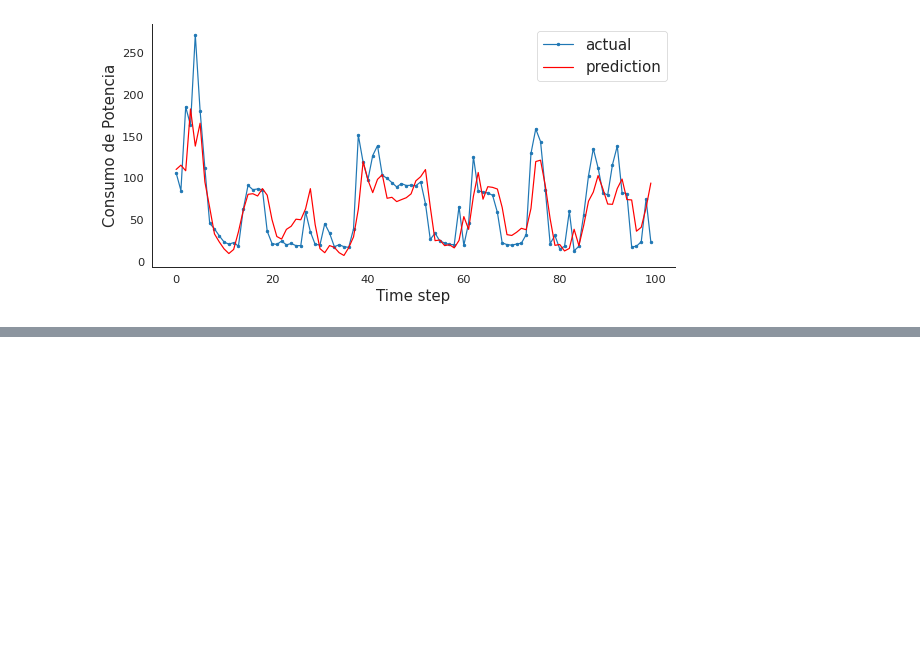
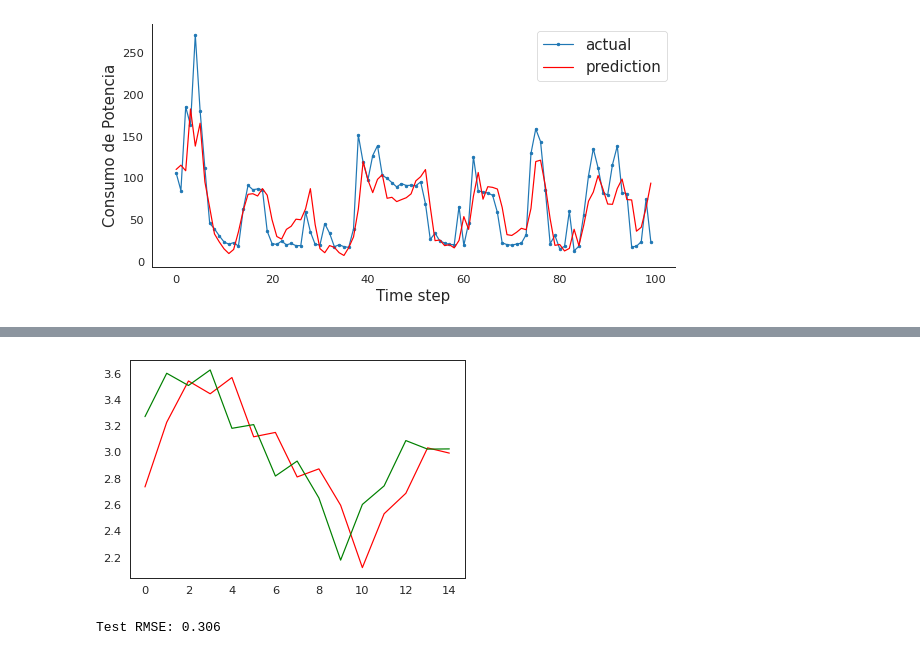
Before and after one commit to XLDiaz/MLearning_HEConsumption, a Jupyter notebook: HEConsumption_Forecasting_Models.ipynb, the cells around one changed output, grey strips where cells are left out. Drawn from its saved outputs; the diff is of its cells as text; code cells hidden in the pictures; blank space fills up the shorter version.

```diff
--- a/HEConsumption_Forecasting_Models.ipynb
+++ b/HEConsumption_Forecasting_Models.ipynb
@@ -213,0 +284,3 @@ plt.show();
+# %%
+df2 = df.resample('M').mean()
+df2.head()
@@ -213,0 +340,13 @@ plt.show();
+# %%
+data_split = 0.7
+p = 2
+d = 1
+q = 1
+params = [p, d, q]
+
+log = True
+
+predictions, test = arima_model(df2.dropna() , data_split, params, log)
+# %% [output]
+[figure, added]
+Test RMSE: 0.306
```
Also changed, not shown: parts of 12 cells of this notebook.
